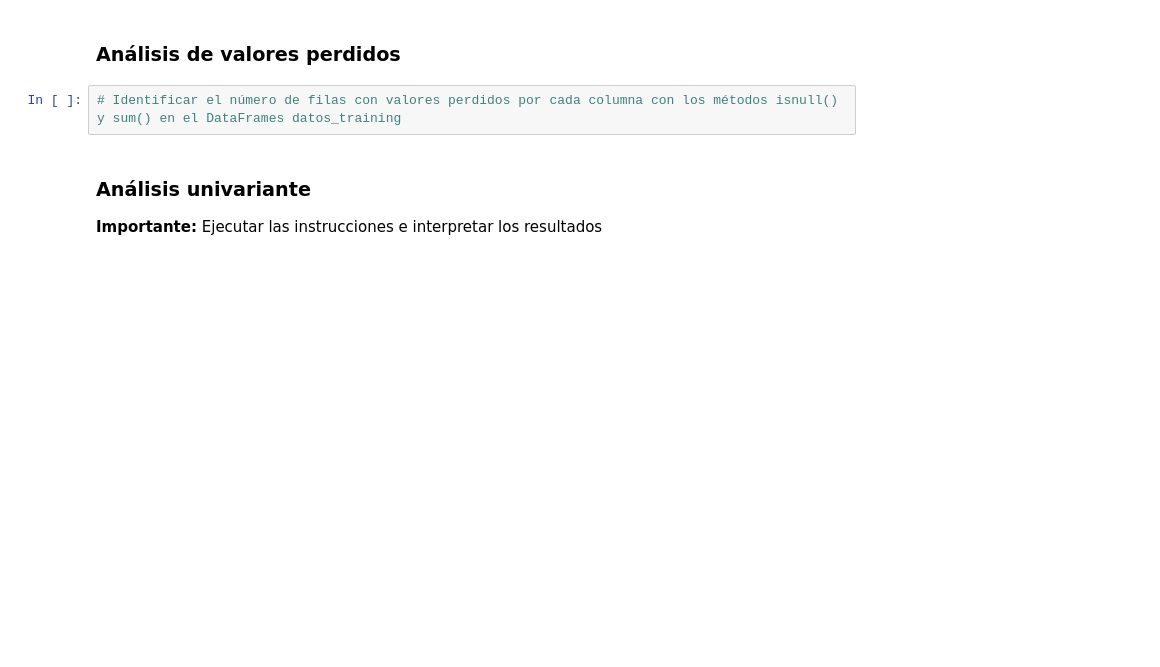
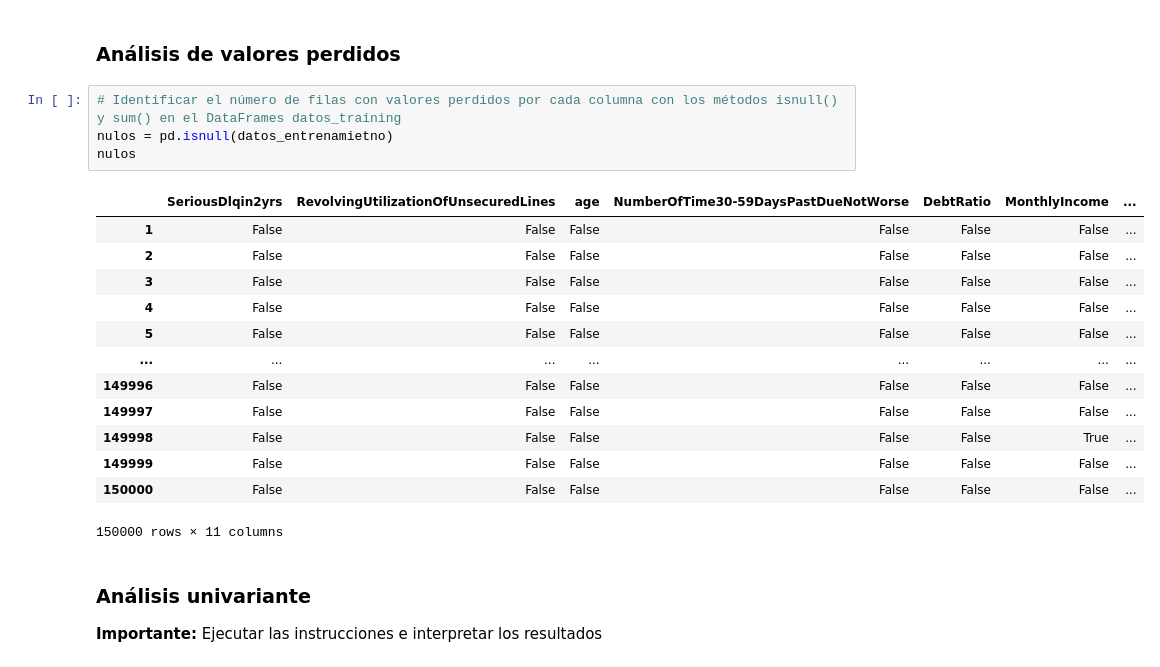
Before and after one commit to rmperez556/CD_databits, a Jupyter notebook: 01_Proyecto_final_Fase_1.ipynb, the cells around one changed output. Cells and saved outputs as stored; diff of their text form; blank space fills up the shorter version.

```diff
--- a/01_Proyecto_final_Fase_1.ipynb
+++ b/01_Proyecto_final_Fase_1.ipynb
@@ -181,6 +195,22 @@ datos_entrenamietno
 ### Análisis de valores perdidos
 # %%
 # Identificar el número de filas con valores perdidos por cada columna con los métodos isnull() y sum() en el DataFrames datos_training
+nulos = pd.isnull(datos_entrenamietno)
+nulos
+# %% [output]
+|  | SeriousDlqin2yrs | RevolvingUtilizationOfUnsecuredLines | age | NumberOfTime30-59DaysPastDueNotWorse | DebtRatio | MonthlyIncome | ... |
+| 1 | False | False | False | False | False | False | ... |
+| 2 | False | False | False | False | False | False | ... |
+| 3 | False | False | False | False | False | False | ... |
+| 4 | False | False | False | False | False | False | ... |
+| 5 | False | False | False | False | False | False | ... |
+| ... | ... | ... | ... | ... | ... | ... | ... |
+| 149996 | False | False | False | False | False | False | ... |
+| 149997 | False | False | False | False | False | False | ... |
+| 149998 | False | False | False | False | False | True | ... |
+| 149999 | False | False | False | False | False | False | ... |
+| 150000 | False | False | False | False | False | False | ... |
+150000 rows × 11 columns
 # %% [markdown]
 ### Análisis univariante
 
```
Also changed, not shown: parts of 16 cells of this notebook.
